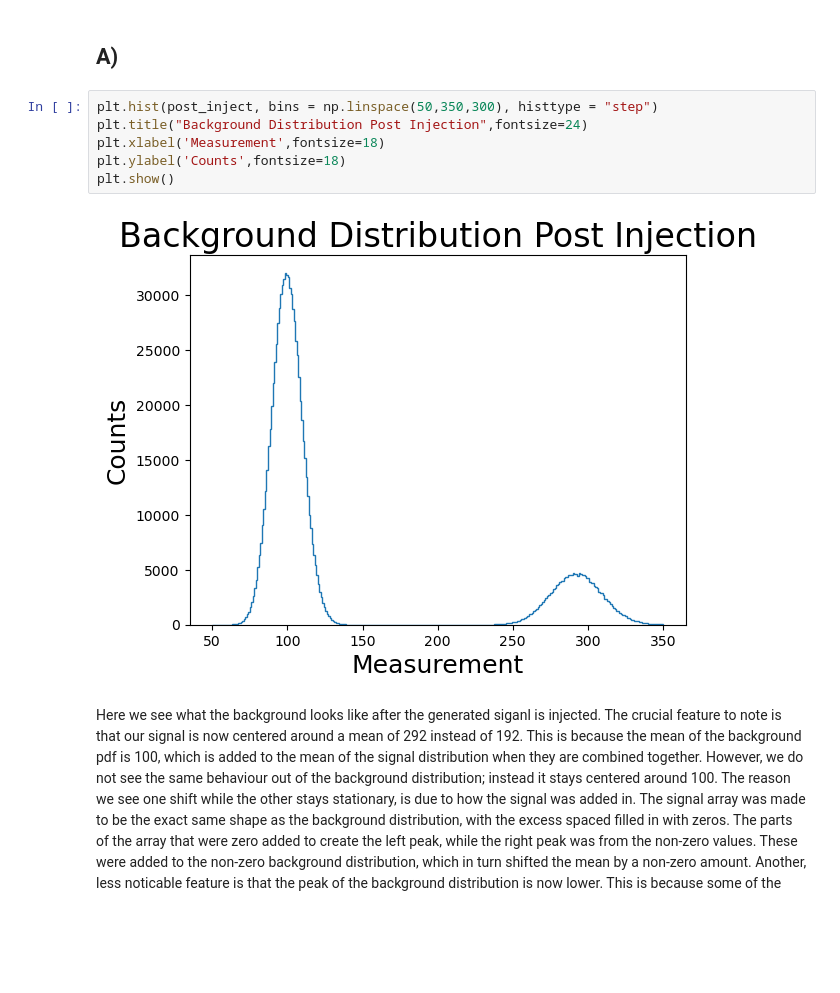
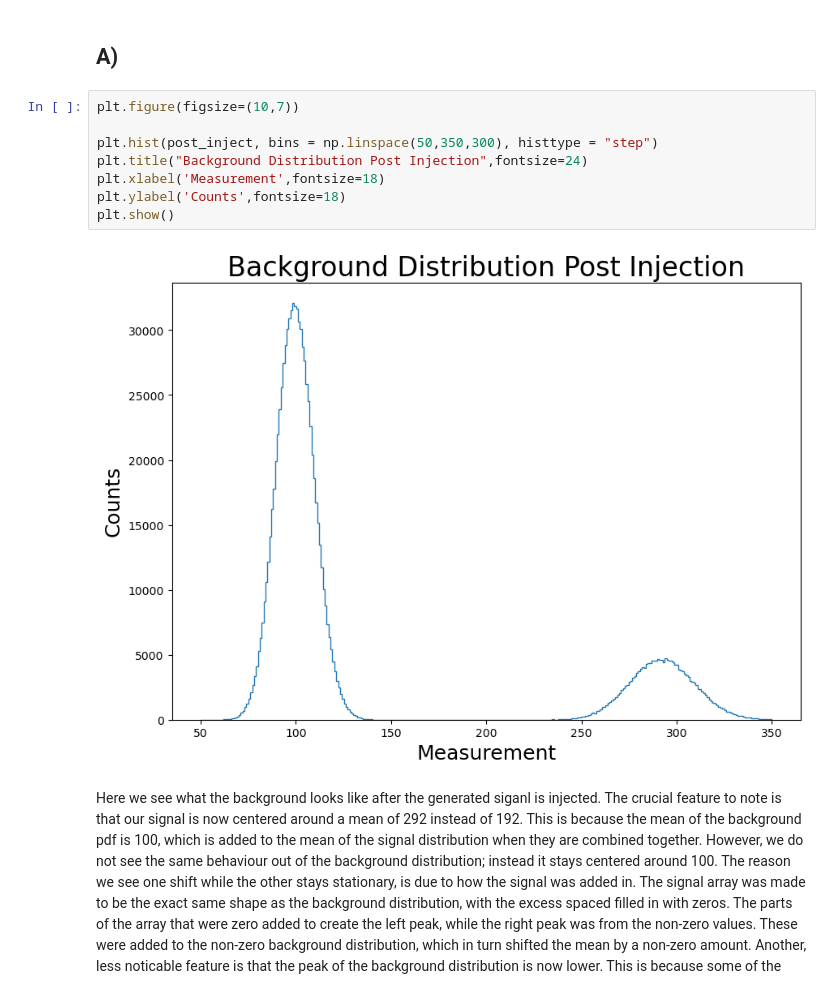
Before and after one commit to WyattOtsuka/PHYS434, a Jupyter notebook: lab6.ipynb, the cells around one changed output. Cells and saved outputs as stored; diff of their text form; blank space fills up the shorter version.

```diff
--- a/lab6.ipynb
+++ b/lab6.ipynb
@@ -73,13 +74,15 @@ post_inject = background + shaped_signal
 # %% [markdown]
 ## A)
 # %%
+plt.figure(figsize=(10,7))
+
 plt.hist(post_inject, bins = np.linspace(50,350,300), histtype = "step")
 plt.title("Background Distribution Post Injection",fontsize=24)
 plt.xlabel('Measurement',fontsize=18)
 plt.ylabel('Counts',fontsize=18)
 plt.show()
 # %% [output]
-[figure, old version]
+[figure, new version]
 # %% [markdown]
 Here we see what the background looks like after the generated siganl is injected. The crucial feature to note is that our signal is now centered around a mean of 292 instead of 192. This is because the mean of the background pdf is 100, which is added to the mean of the signal distribution when they are combined together. However, we do not see the same behaviour out of the background distribution; instead it stays centered around 100. The reason we see one shift while the other stays stationary, is due to how the signal was added in. The signal array was made to be the exact same shape as the background distribution, with the excess spaced filled in with zeros. The parts of the array that were zero added to create the left peak, while the right peak was from the non-zero values. These were added to the non-zero background distribution, which in turn shifted the mean by a non-zero amount. Another, less noticable feature is that the peak of the background distribution is now lower. This is because some of the measurements from the background distribution were manipulated to the signal distribution when we added the signal while the total number of events remained the same.
 # %% [markdown]
```
Also changed, not shown: parts of 8 cells of this notebook.
